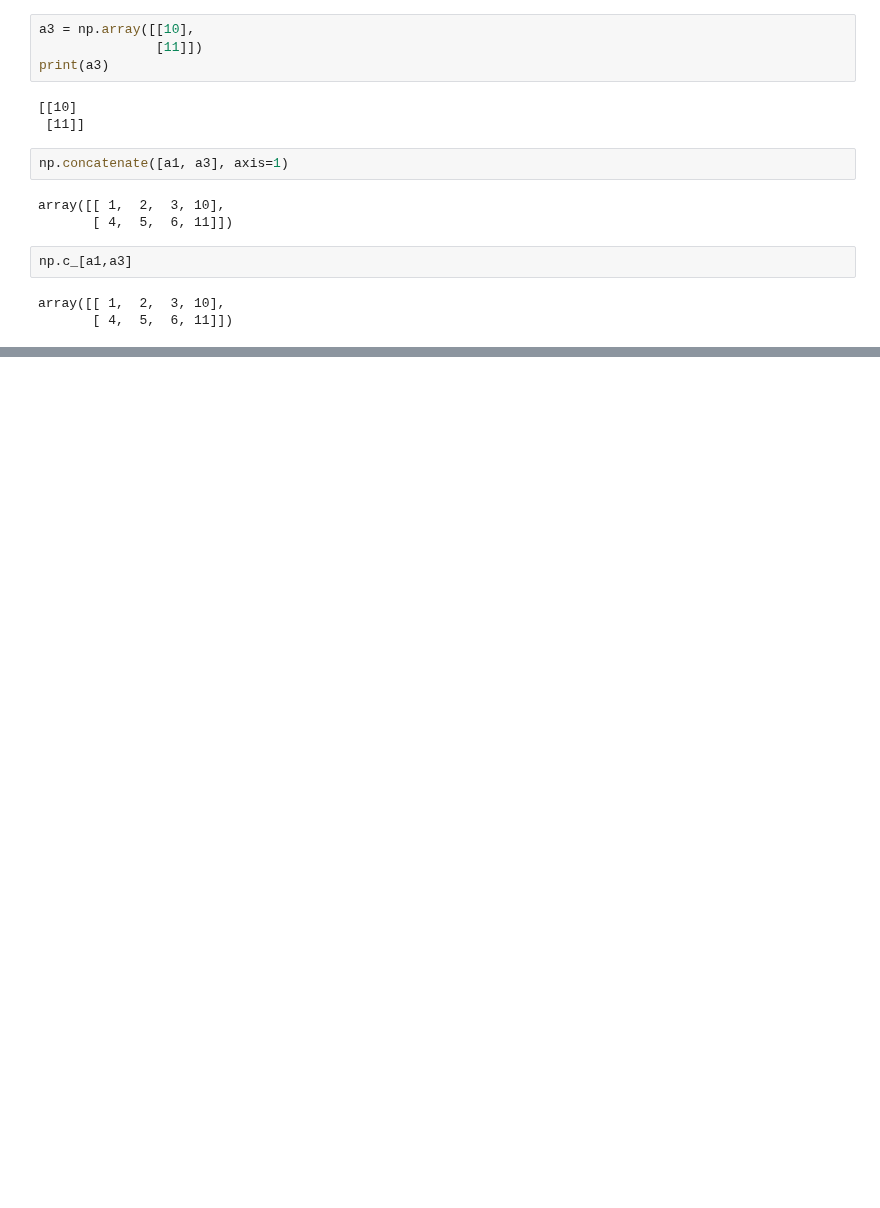
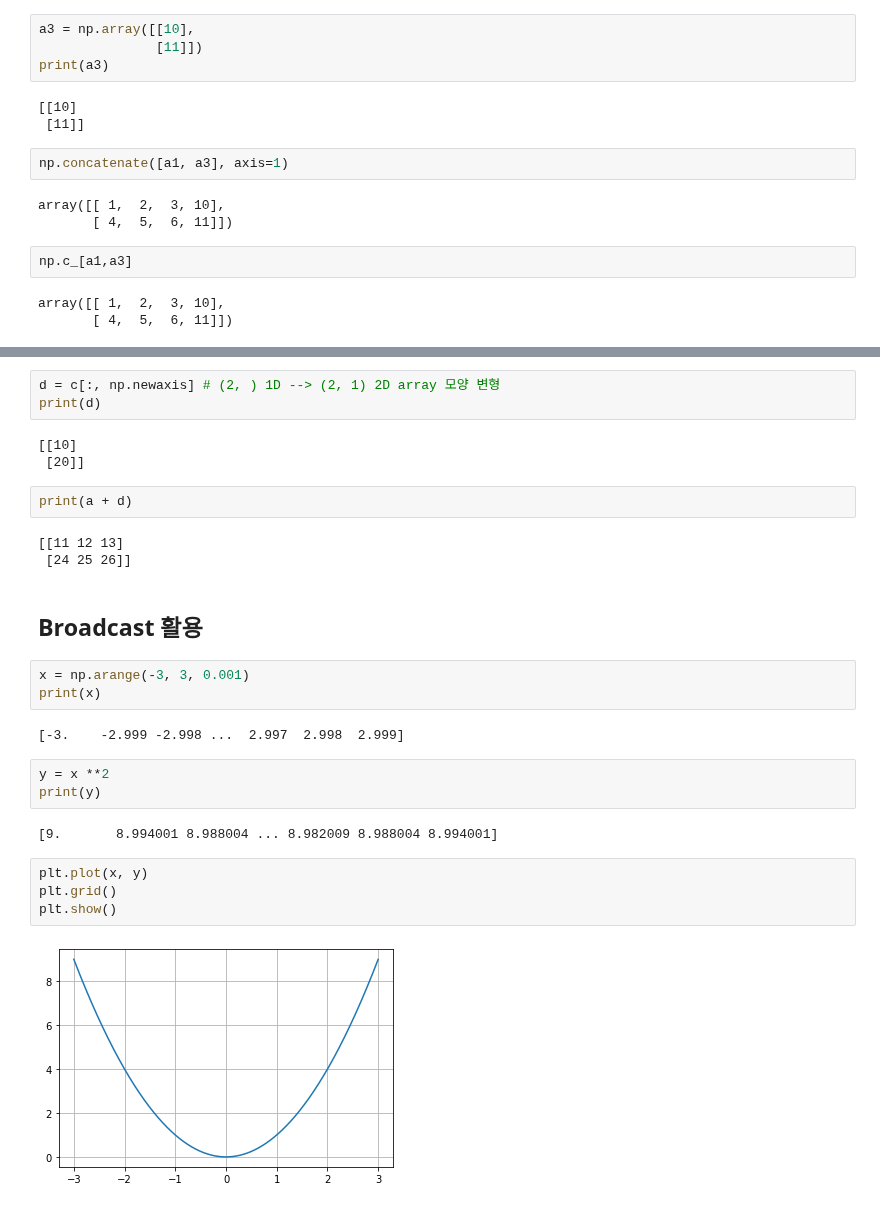
Before and after one commit to esn73/lab_python, a Jupyter notebook: ml01_numpy.ipynb, the cells around one changed output, grey strips where cells are left out. Drawn from its saved outputs; the diff is of its cells as text; blank space fills up the shorter version.

```diff
--- a/ml01_numpy.ipynb
+++ b/ml01_numpy.ipynb
@@ -406,0 +465,29 @@ array([[ 1,  2,  3, 10],
+# %%
+d = c[:, np.newaxis] # (2, ) 1D --> (2, 1) 2D array 모양 변형
+print(d)
+# %% [output]
+[[10]
+ [20]]
+# %%
+print(a + d)
+# %% [output]
+[[11 12 13]
+ [24 25 26]]
+# %% [markdown]
+## Broadcast 활용
+# %%
+x = np.arange(-3, 3, 0.001)
+print(x)
+# %% [output]
+[-3.    -2.999 -2.998 ...  2.997  2.998  2.999]
+# %%
+y = x **2
+print(y)
+# %% [output]
+[9.       8.994001 8.988004 ... 8.982009 8.988004 8.994001]
+# %%
+plt.plot(x, y)
+plt.grid()
+plt.show()
+# %% [output]
+[figure, added]
```
Also changed, not shown: parts of 28 cells of this notebook.
